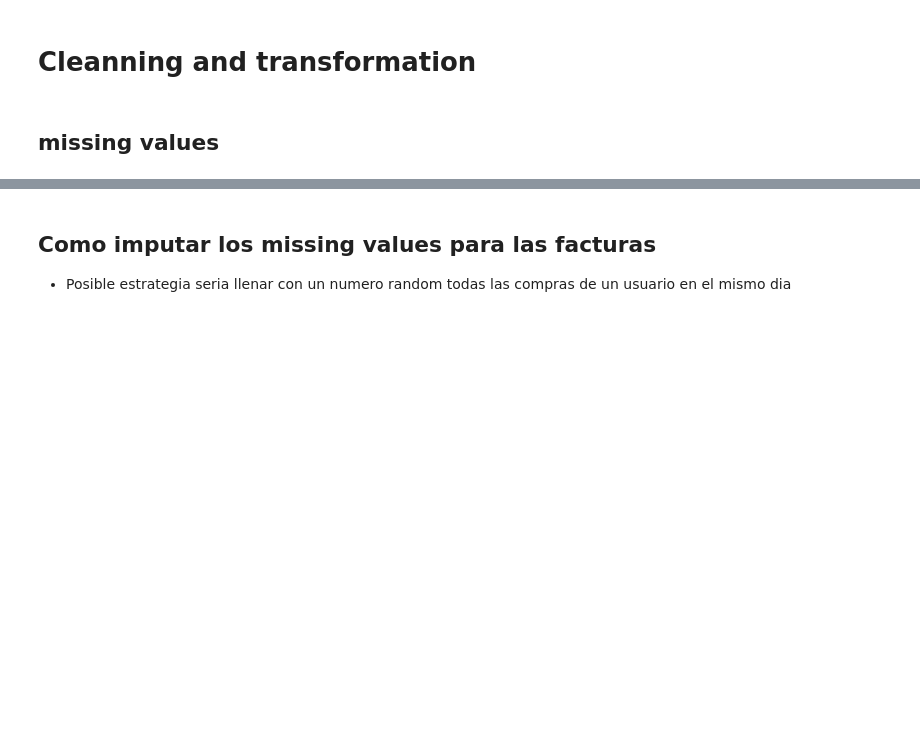
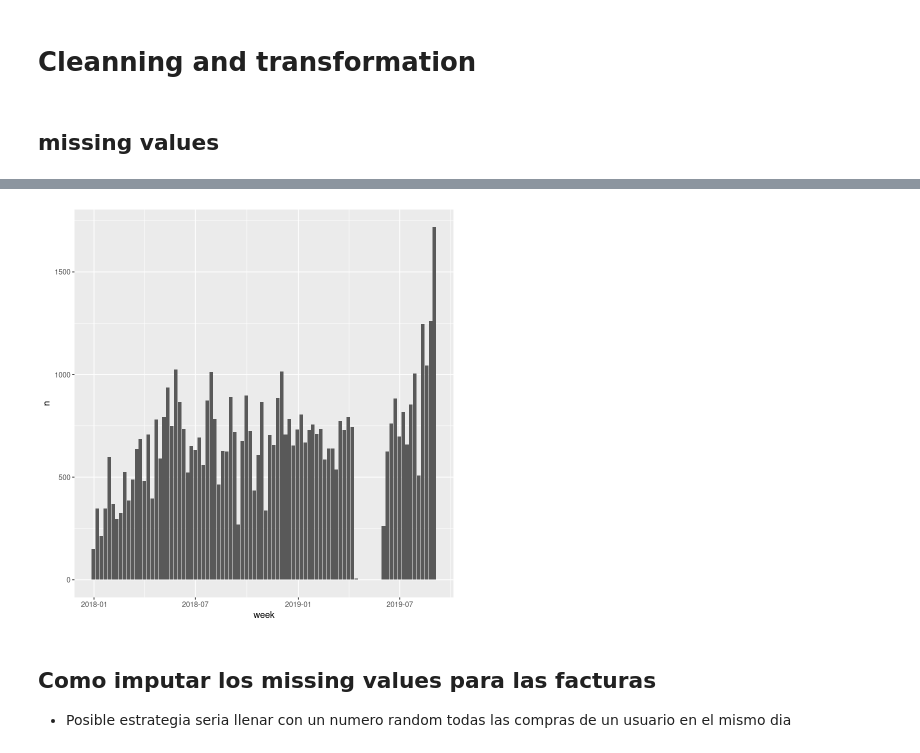
Before and after one commit to creyesp/r-course, a Jupyter notebook: notebooks/Obligatorio-base.ipynb, the cells around one changed output, grey strips where cells are left out. Saved outputs shown, nothing was run; the diff lists cells and outputs as text; code cells hidden in the pictures; blank space fills up the shorter version.

```diff
--- a/notebooks/Obligatorio-base.ipynb
+++ b/notebooks/Obligatorio-base.ipynb
@@ -84,3 +99,13 @@ cheack_missing(df)
+# %%
+df %>%
+    filter(!is.na(invoice)) %>%
+    mutate(week=round_date(sale_date, "week")) %>%
+    group_by(week) %>%
+    count() %>%
+    ungroup() %>%
+    ggplot(aes(week, n)) + geom_bar(stat="identity")
+# %% [output]
+[figure, added]
 # %% [markdown]
 ## Como imputar los missing values para las facturas
 * Posible estrategia seria llenar con un numero random todas las compras de un usuario en el mismo dia
```
Also changed, not shown: parts of 3 cells of this notebook, 7 other files.
